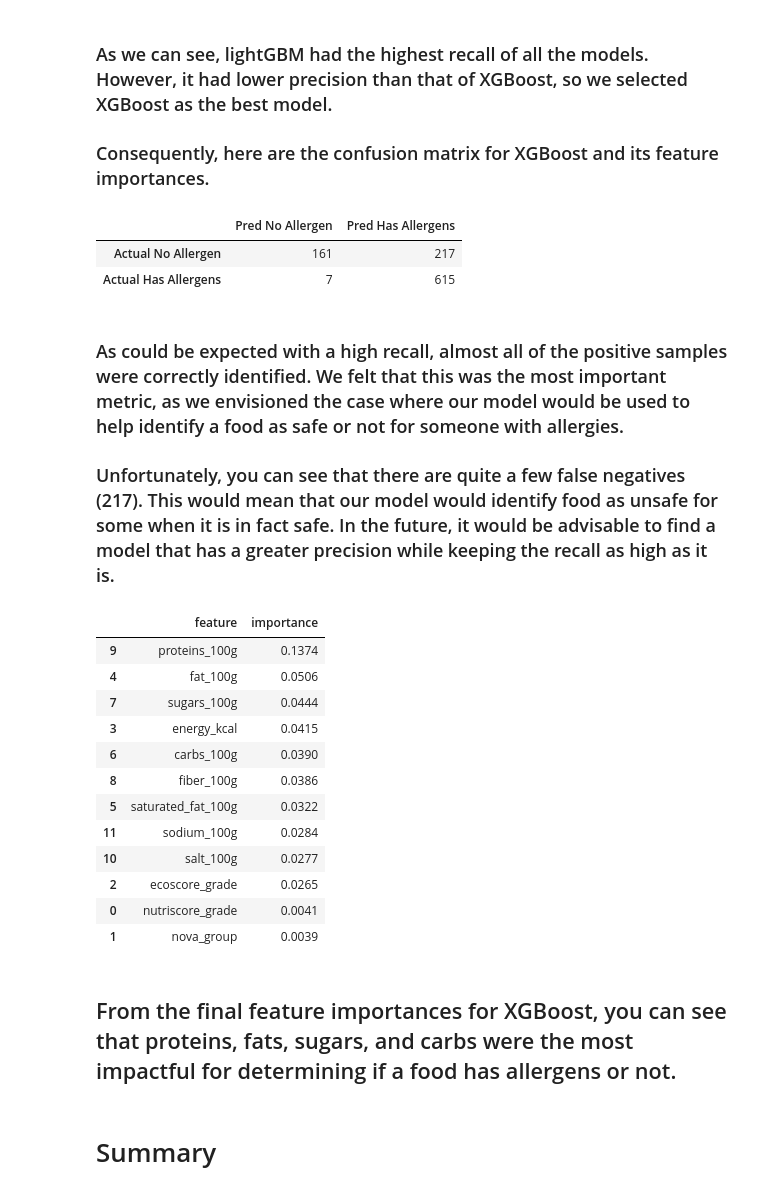
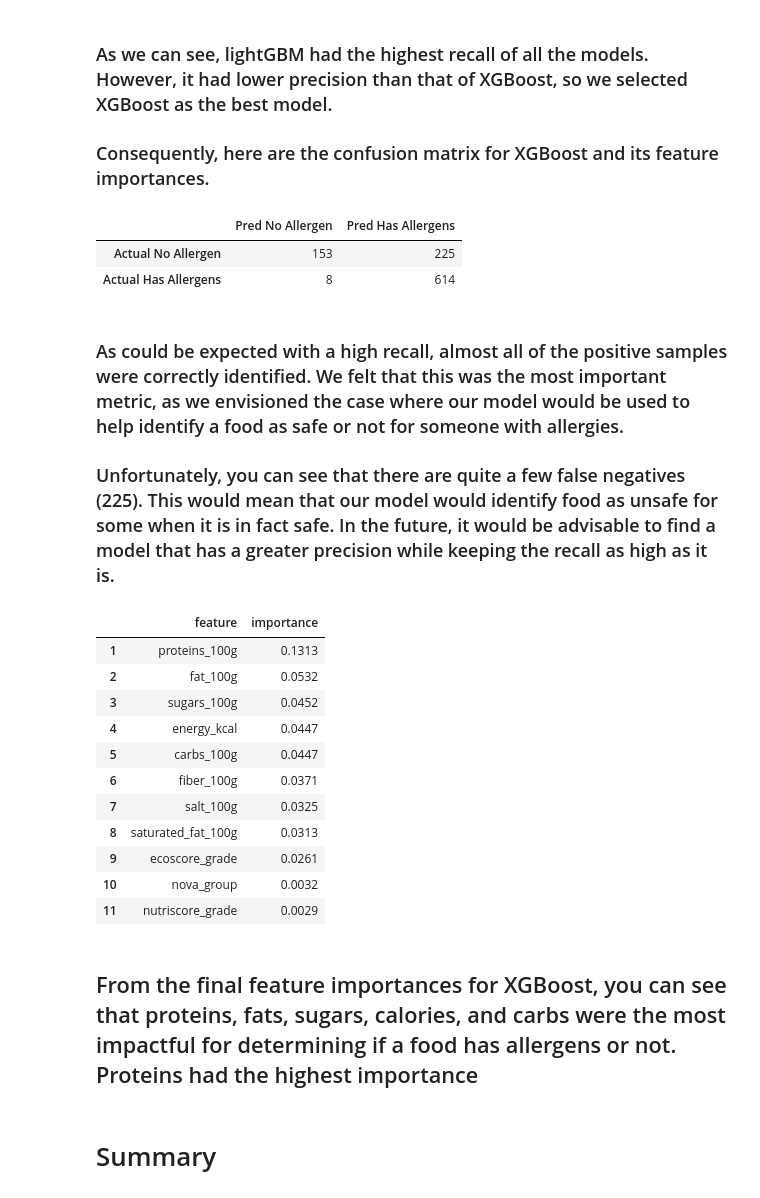
Before and after one commit to aarschne/CS5831Shared, a Jupyter notebook: Final/Classification.ipynb, the cells around one changed output. Cells and saved outputs as stored; diff of their text form; code cells hidden in the pictures.

```diff
--- a/Final/Classification.ipynb
+++ b/Final/Classification.ipynb
@@ -69,5 +69,5 @@ Name: count, dtype: int64
 ### Here we can see that the food_type feature is a constant. We will drop it in the next cell.
 # %%
 # drop columns with data leakage or unnecessary info
-df = df.drop(['product_name', 'brands', 'categories', 'ingredients', 'allergens', 'food_type'], axis = 1)
+df = df.drop(['product_name', 'brands', 'categories', 'ingredients', 'allergens', 'food_type', 'sodium_100g'], axis = 1)
 # %% [markdown]
@@ -271,7 +271,7 @@ def adjust_threshold(pipe, X_train, y_train, X_val, y_val, X_test, y_test, X_tra
 results_dict = dict()
 # %%
 # define numeric and categorical columns
-num_cols = ['energy_kcal','fat_100g', 'saturated_fat_100g', 'carbs_100g', 'sugars_100g','fiber_100g', 'proteins_100g', 'salt_100g', 'sodium_100g']
+num_cols = ['energy_kcal','fat_100g', 'saturated_fat_100g', 'carbs_100g', 'sugars_100g','fiber_100g', 'proteins_100g', 'salt_100g']
 cat_cols = ['nutriscore_grade', 'nova_group', 'ecoscore_grade']
 # %% [markdown]
 # LDA (Linear Discriminant Analysis)
@@ -953,30 +948,31 @@ model_results_df
 cm_df_xgb
 # %% [output]
 |  | Pred No Allergen | Pred Has Allergens |
-| Actual No Allergen | 161 | 217 |
-| Actual Has Allergens | 7 | 615 |
+| Actual No Allergen | 153 | 225 |
+| Actual Has Allergens | 8 | 614 |
 # %% [markdown]
 ### As could be expected with a high recall, almost all of the positive samples were correctly identified. We felt that this was the most important metric, as we envisioned the case where our model would be used to help identify a food as safe or not for someone with allergies.
 
-### Unfortunately, you can see that there are quite a few false negatives (217). This would mean that our model would identify food as unsafe for some when it is in fact safe. In the future, it would be advisable to find a model that has a greater precision while keeping the recall as high as it is.
+### Unfortunately, you can see that there are quite a few false negatives (225). This would mean that our model would identify food as unsafe for some when it is in fact safe. In the future, it would be advisable to find a model that has a greater precision while keeping the recall as high as it is.
 # %%
+imp_xgb = imp_xgb.reset_index(drop = True)
+imp_xgb.index += 1
 imp_xgb
 # %% [output]
 |  | feature | importance |
-| 9 | proteins_100g | 0.1374 |
-| 4 | fat_100g | 0.0506 |
-| 7 | sugars_100g | 0.0444 |
-| 3 | energy_kcal | 0.0415 |
-| 6 | carbs_100g | 0.0390 |
-| 8 | fiber_100g | 0.0386 |
-| 5 | saturated_fat_100g | 0.0322 |
-| 11 | sodium_100g | 0.0284 |
-| 10 | salt_100g | 0.0277 |
-| 2 | ecoscore_grade | 0.0265 |
-| 0 | nutriscore_grade | 0.0041 |
-| 1 | nova_group | 0.0039 |
+| 1 | proteins_100g | 0.1313 |
+| 2 | fat_100g | 0.0532 |
+| 3 | sugars_100g | 0.0452 |
+| 4 | energy_kcal | 0.0447 |
+| 5 | carbs_100g | 0.0447 |
+| 6 | fiber_100g | 0.0371 |
+| 7 | salt_100g | 0.0325 |
+| 8 | saturated_fat_100g | 0.0313 |
+| 9 | ecoscore_grade | 0.0261 |
+| 10 | nova_group | 0.0032 |
+| 11 | nutriscore_grade | 0.0029 |
 # %% [markdown]
-## From the final feature importances for XGBoost, you can see that proteins, fats, sugars, and carbs were the most impactful for determining if a food has allergens or not.
+## From the final feature importances for XGBoost, you can see that proteins, fats, sugars, calories, and carbs were the most impactful for determining if a food has allergens or not. Proteins had the highest importance
 # %% [markdown]
 # Summary
 # %% [markdown]
```
Also changed, not shown: parts of 26 cells of this notebook, 3 other files.
